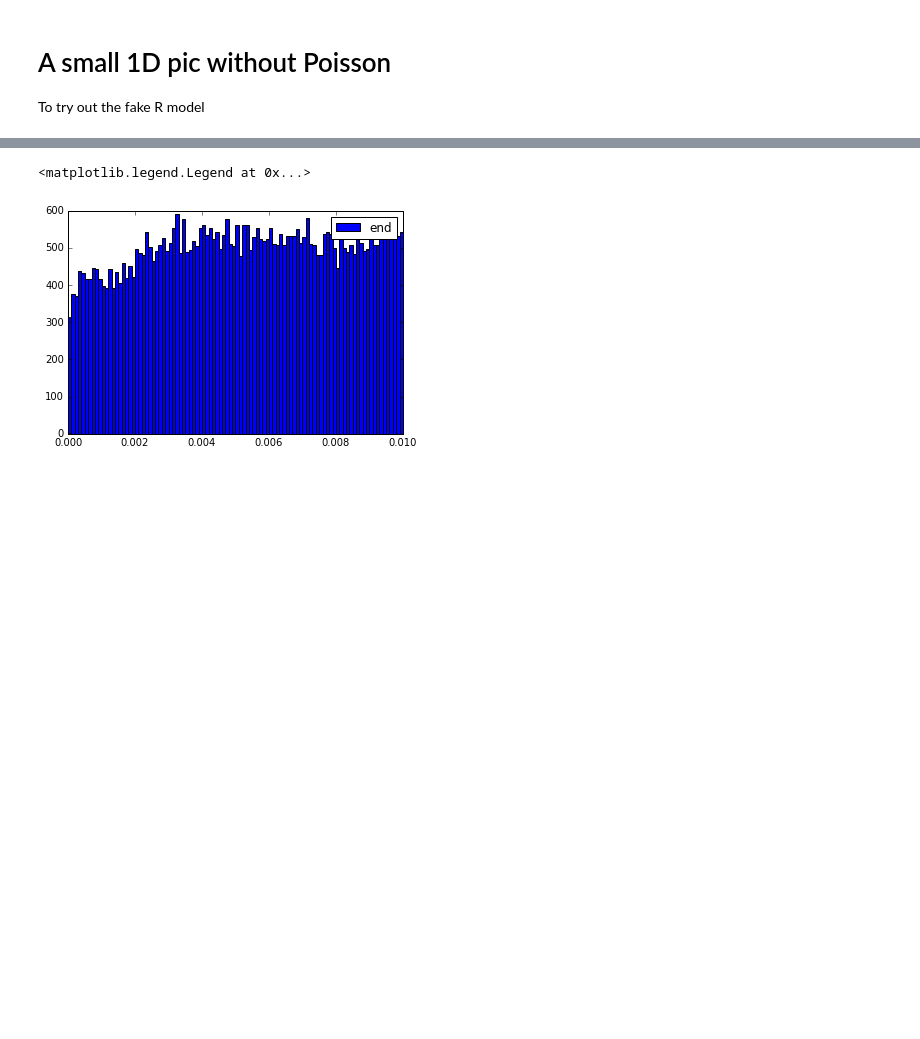
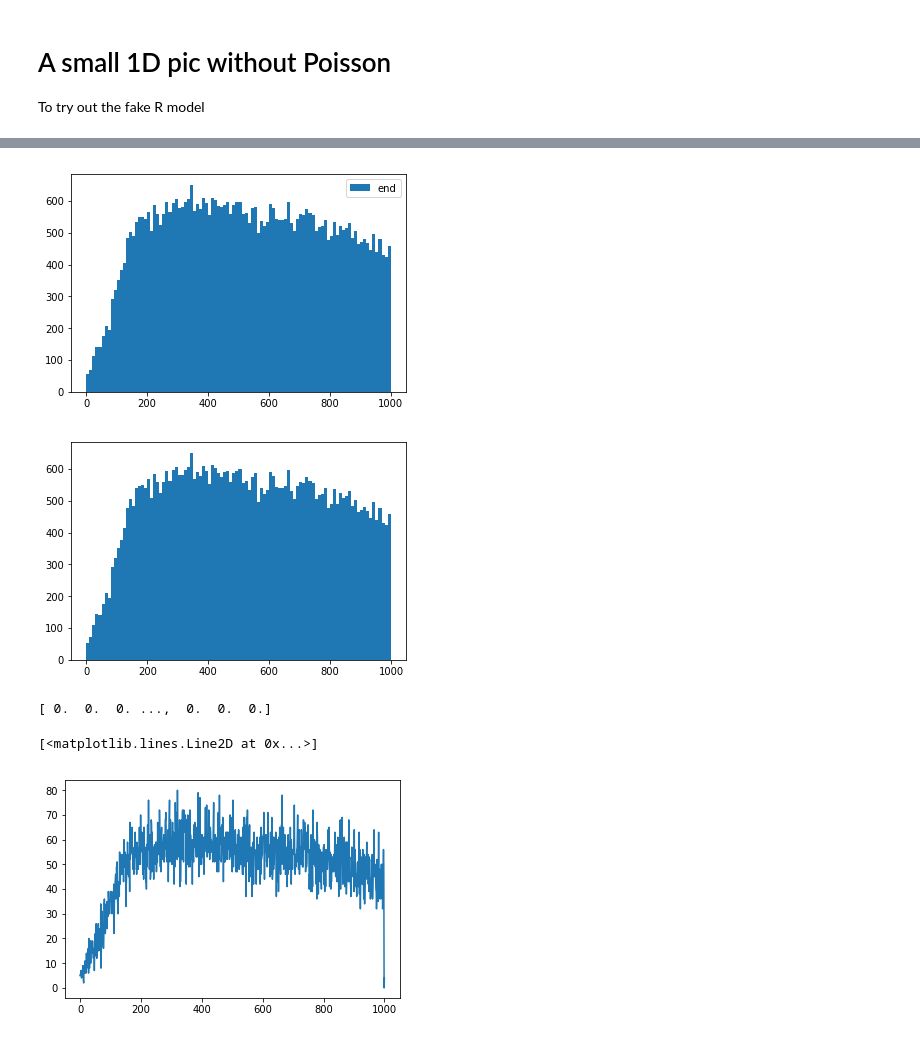
Before and after one commit to antoinetavant/1D_PIC, a Jupyter notebook: Main.ipynb, the cells around one changed output, grey strips where cells are left out. Saved outputs shown, nothing was run; the diff lists cells and outputs as text; code cells hidden in the pictures; blank space fills up the shorter version.

Commit message:
imporve density calculation, need improve reinjection

```diff
--- a/Main.ipynb
+++ b/Main.ipynb
@@ -93,9 +97,35 @@ for i in np.arange(Nt):
-# %%
-plt.hist(pla.ele.x,label="end",bins=100);
-plt.legend()
-# %% [output]
-<matplotlib.legend.Legend at 0x...>
-[figure, removed]
+# %%
+plt.hist(pla.ele.x/pla.dx ,label="end",bins=100);
+
+plt.legend()
+plt.show()
+
+x = np.empty(pla.ele.Npart)
+for i in np.arange(pla.ele.Npart):
+    x[i] = pla.ele.returnindex(pla.ele.x[i])
+
+plt.hist(x ,label="end",bins=100);
+
+plt.show()
+
+n = np.zeros(len(pla.x_j))
+print(n)
+for i in np.arange(pla.ele.Npart):
+
+    j = pla.ele.returnindex(pla.ele.x[i])
+    deltax = pla.x_j[j] - pla.ele.x[i]
+    n[j-1] += (1 - deltax)
+    n[j] += (deltax)
+
+
+
+plt.plot(pla.ele.return_density(pla.x_j))
+# %% [output]
+[figure, added]
+[figure, added]
+[ 0.  0.  0. ...,  0.  0.  0.]
+[<matplotlib.lines.Line2D at 0x...>]
+[figure, added]
 # %%
 plt.hist(pla.ele.V[:,0],label="end",bins=100);
 plt.legend()
```
Also changed, not shown: parts of 5 cells of this notebook, 4 other files.
